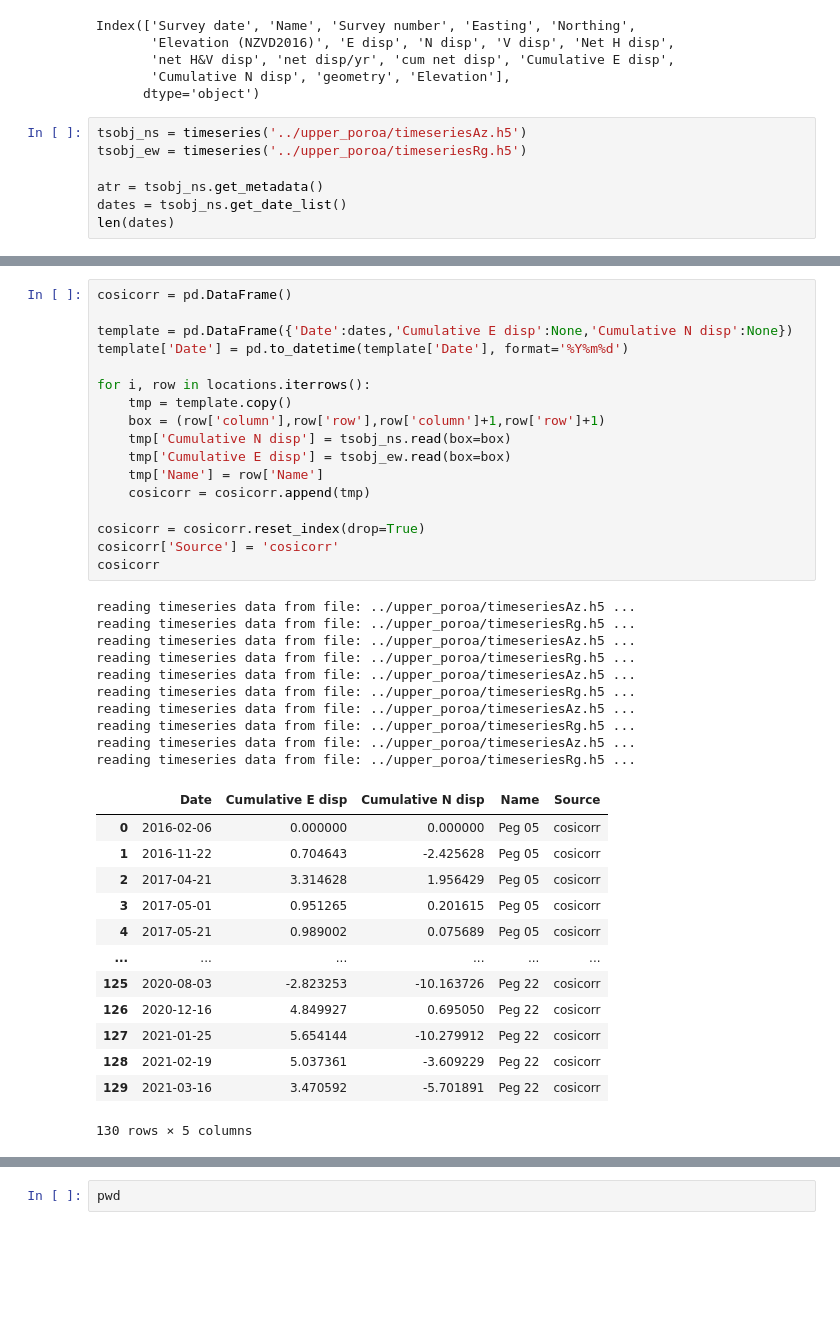
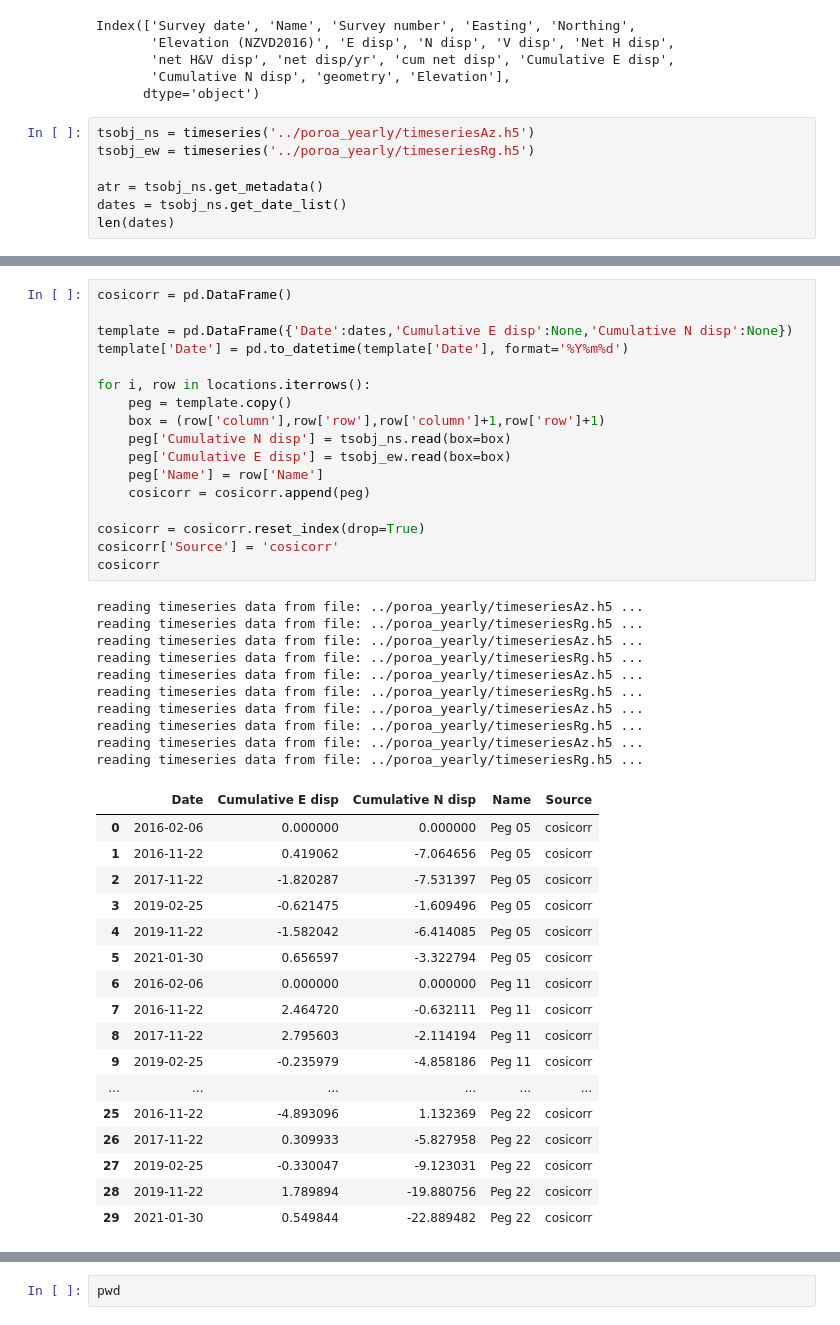
Before and after one commit to forrestfwilliams/pixeloffset_mintpy, a Jupyter notebook: ground_truth.ipynb, the cells around one changed output, grey strips where cells are left out. Drawn from its saved outputs; the diff is of its cells as text; blank space fills up the shorter version.

```diff
--- a/ground_truth.ipynb
+++ b/ground_truth.ipynb
@@ -66,8 +67,8 @@ Index(['Survey date', 'Name', 'Survey number', 'Easting', 'Northing',
        'Cumulative N disp', 'geometry', 'Elevation'],
       dtype='object')
 # %%
-tsobj_ns = timeseries('../upper_poroa/timeseriesAz.h5')
-tsobj_ew = timeseries('../upper_poroa/timeseriesRg.h5')
+tsobj_ns = timeseries('../poroa_yearly/timeseriesAz.h5')
+tsobj_ew = timeseries('../poroa_yearly/timeseriesRg.h5')
 
 atr = tsobj_ns.get_metadata()
 dates = tsobj_ns.get_date_list()
@@ -97,44 +98,48 @@ print(locations)
 # %%
 cosicorr = pd.DataFrame()
 
 template = pd.DataFrame({'Date':dates,'Cumulative E disp':None,'Cumulative N disp':None})
 template['Date'] = pd.to_datetime(template['Date'], format='%Y%m%d')
 
 for i, row in locations.iterrows():
-    tmp = template.copy()
+    peg = template.copy()
     box = (row['column'],row['row'],row['column']+1,row['row']+1)
-    tmp['Cumulative N disp'] = tsobj_ns.read(box=box)
-    tmp['Cumulative E disp'] = tsobj_ew.read(box=box)
-    tmp['Name'] = row['Name']
-    cosicorr = cosicorr.append(tmp)
+    peg['Cumulative N disp'] = tsobj_ns.read(box=box)
+    peg['Cumulative E disp'] = tsobj_ew.read(box=box)
+    peg['Name'] = row['Name']
+    cosicorr = cosicorr.append(peg)
 
 cosicorr = cosicorr.reset_index(drop=True)
 cosicorr['Source'] = 'cosicorr'
 cosicorr
 # %% [output]
-reading timeseries data from file: ../upper_poroa/timeseriesAz.h5 ...
-reading timeseries data from file: ../upper_poroa/timeseriesRg.h5 ...
-reading timeseries data from file: ../upper_poroa/timeseriesAz.h5 ...
-reading timeseries data from file: ../upper_poroa/timeseriesRg.h5 ...
-reading timeseries data from file: ../upper_poroa/timeseriesAz.h5 ...
-reading timeseries data from file: ../upper_poroa/timeseriesRg.h5 ...
-reading timeseries data from file: ../upper_poroa/timeseriesAz.h5 ...
-reading timeseries data from file: ../upper_poroa/timeseriesRg.h5 ...
-reading timeseries data from file: ../upper_poroa/timeseriesAz.h5 ...
-reading timeseries data from file: ../upper_poroa/timeseriesRg.h5 ...
+reading timeseries data from file: ../poroa_yearly/timeseriesAz.h5 ...
+reading timeseries data from file: ../poroa_yearly/timeseriesRg.h5 ...
+reading timeseries data from file: ../poroa_yearly/timeseriesAz.h5 ...
+reading timeseries data from file: ../poroa_yearly/timeseriesRg.h5 ...
+reading timeseries data from file: ../poroa_yearly/timeseriesAz.h5 ...
+reading timeseries data from file: ../poroa_yearly/timeseriesRg.h5 ...
+reading timeseries data from file: ../poroa_yearly/timeseriesAz.h5 ...
+reading timeseries data from file: ../poroa_yearly/timeseriesRg.h5 ...
+reading timeseries data from file: ../poroa_yearly/timeseriesAz.h5 ...
+reading timeseries data from file: ../poroa_yearly/timeseriesRg.h5 ...
 |  | Date | Cumulative E disp | Cumulative N disp | Name | Source |
 | 0 | 2016-02-06 | 0.000000 | 0.000000 | Peg 05 | cosicorr |
-| 1 | 2016-11-22 | 0.704643 | -2.425628 | Peg 05 | cosicorr |
-| 2 | 2017-04-21 | 3.314628 | 1.956429 | Peg 05 | cosicorr |
-| 3 | 2017-05-01 | 0.951265 | 0.201615 | Peg 05 | cosicorr |
-| 4 | 2017-05-21 | 0.989002 | 0.075689 | Peg 05 | cosicorr |
+| 1 | 2016-11-22 | 0.419062 | -7.064656 | Peg 05 | cosicorr |
+| 2 | 2017-11-22 | -1.820287 | -7.531397 | Peg 05 | cosicorr |
+| 3 | 2019-02-25 | -0.621475 | -1.609496 | Peg 05 | cosicorr |
+| 4 | 2019-11-22 | -1.582042 | -6.414085 | Peg 05 | cosicorr |
+| 5 | 2021-01-30 | 0.656597 | -3.322794 | Peg 05 | cosicorr |
+| 6 | 2016-02-06 | 0.000000 | 0.000000 | Peg 11 | cosicorr |
+| 7 | 2016-11-22 | 2.464720 | -0.632111 | Peg 11 | cosicorr |
+| 8 | 2017-11-22 | 2.795603 | -2.114194 | Peg 11 | cosicorr |
+| 9 | 2019-02-25 | -0.235979 | -4.858186 | Peg 11 | cosicorr |
 | ... | ... | ... | ... | ... | ... |
-| 125 | 2020-08-03 | -2.823253 | -10.163726 | Peg 22 | cosicorr |
-| 126 | 2020-12-16 | 4.849927 | 0.695050 | Peg 22 | cosicorr |
-| 127 | 2021-01-25 | 5.654144 | -10.279912 | Peg 22 | cosicorr |
-| 128 | 2021-02-19 | 5.037361 | -3.609229 | Peg 22 | cosicorr |
-| 129 | 2021-03-16 | 3.470592 | -5.701891 | Peg 22 | cosicorr |
+| 25 | 2016-11-22 | -4.893096 | 1.132369 | Peg 22 | cosicorr |
+| 26 | 2017-11-22 | 0.309933 | -5.827958 | Peg 22 | cosicorr |
+| 27 | 2019-02-25 | -0.330047 | -9.123031 | Peg 22 | cosicorr |
+| 28 | 2019-11-22 | 1.789894 | -19.880756 | Peg 22 | cosicorr |
+| 29 | 2021-01-30 | 0.549844 | -22.889482 | Peg 22 | cosicorr |
-130 rows × 5 columns
 # %%
 pegs_merge = pegs[['Survey date', 'Cumulative E disp', 'Cumulative N disp', 'Name']].copy()
 pegs_merge = pegs_merge.rename(columns={'Survey date':'Date'})
```
Also changed, not shown: parts of 12 cells of this notebook, 8 other files.
